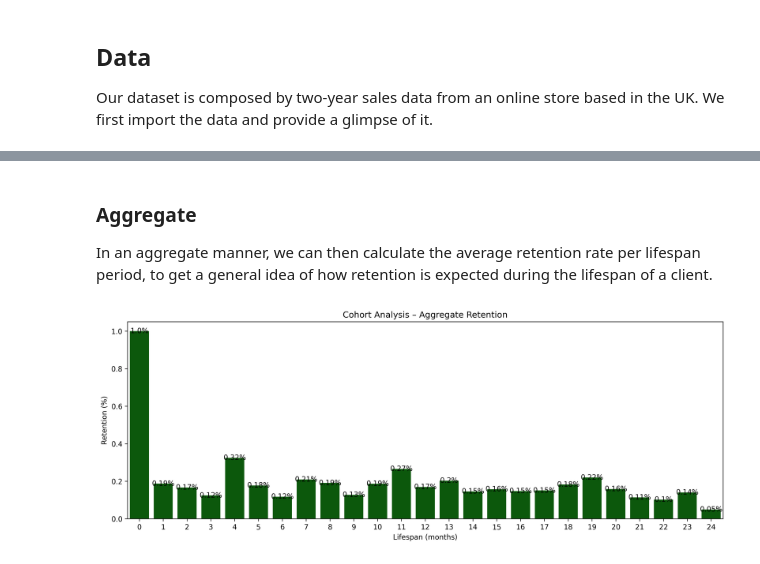
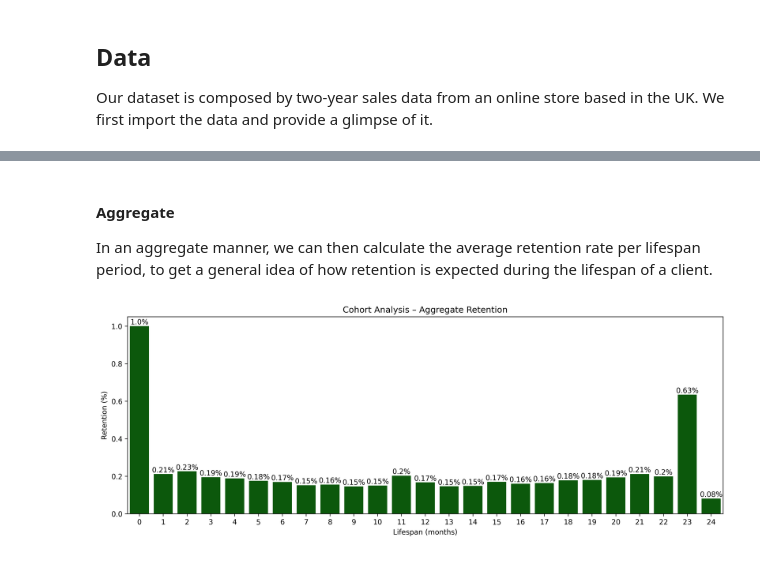
Before and after one commit to antobzzll/antobzzll.github.io, a Jupyter notebook: posts/cohort-analysis/index.ipynb, the cells around one changed output, grey strips where cells are left out. Saved outputs shown, nothing was run; the diff lists cells and outputs as text; code cells hidden in the pictures.

```diff
--- a/posts/cohort-analysis/index.ipynb
+++ b/posts/cohort-analysis/index.ipynb
@@ -34,13 +34,13 @@ Our dataset is composed by two-year sales data from an online store based in the
 df = pd.read_parquet('../../data/concatenated_online_retail_II.parquet')
 
 df = df.rename(columns={'Customer ID': 'CustomerID'})
-df['CustomerID'] = df['CustomerID'].astype(str).str.strip('.0')
+df = df.dropna(subset='CustomerID', axis=0)
+
 df['CustomerSince'] = df.groupby('CustomerID')[['InvoiceDate']].transform(min)
 df['Lifespan'] =  df['InvoiceDate'] - df['CustomerSince']
 df['Lifespan_M'] = (df['Lifespan'].dt.days / 30.44).astype(int)
 df['MonthlyCohort'] = pd.to_datetime(df['CustomerSince']).dt.to_period('M') #.dt.to_timestamp()
 df['Amount'] = df['Price'] * df['Quantity']
-
 
 # Mapping regions
 regions = {'Europe': ['Sweden', 'Denmark', 'Norway', 'Finland', 'Iceland', 'Netherlands', 'Belgium', 'France', 'Germany', 'Switzerland', 'Austria',
@@ -48,8 +48,8 @@ regions = {'Europe': ['Sweden', 'Denmark', 'Norway', 'Finland', 'Iceland', 'Neth
                       'Channel Islands', 'European Community'],
            'North America': ['USA', 'Canada'],
            'Middle East': ['Bahrain', 'United Arab Emirates', 'Israel', 'Lebanon', 'Saudi Arabia'],
-           'Asia Pacific': ['Japan', 'Australia', 'Singapore', 'Hong Kong'],
-           'RoW': ['Brazil', 'RSA'],
+           'Asia Pacific': ['Japan', 'Australia', 'Singapore', 'Hong Kong', 'Korea', 'Thailand'],
+           'RoW': ['Brazil', 'RSA', 'West Indies', 'Nigeria', 'Bermuda'],
            'Unspecified': ['Unspecified']}
 
 country_to_region = {}
@@ -77,0 +74,5 @@ Implementing a cohort analysis is useful for a business to evaluate clients' ret
+# %%
+grouped_m = df.groupby(['MonthlyCohort', 'Lifespan_M']).agg(
+    n=('CustomerID', 'count'),
+    TotalRevenue=('Amount', 'sum')).reset_index()
+grouped_m
@@ -78,6 +114,5 @@ Implementing a cohort analysis is useful for a business to evaluate clients' ret
 # %%
-grouped_n = df.groupby(['MonthlyCohort', 'Lifespan_M']).agg(n=('CustomerID', 'count')).reset_index()
-cohorts = grouped_n.reset_index(drop=True).pivot(index='MonthlyCohort', columns='Lifespan_M', values='n')
+cohorts = grouped_m.reset_index(drop=True).pivot(index='MonthlyCohort', columns='Lifespan_M', values='n')
 retention = cohorts.divide(cohorts.iloc[:, 0], axis=0)
 
 plt.figure(figsize=(15, 5), dpi=300)
@@ -106,22 +126,22 @@ plt.show()
 # %% [markdown]
-### Aggregate
+#### Aggregate
 
 In an aggregate manner, we can then calculate the average retention rate per lifespan period, to get a general idea of how retention is expected during the lifespan of a client.
 # %%
 retention_agg = pd.DataFrame(retention.mean()).reset_index()
 
 plt.figure(figsize=(15, 5), dpi=300)
 ax = sns.barplot(retention_agg, x='Lifespan_M', y=0, color='darkgreen')
 
 for p in ax.patches:
     count = p.get_height().round(2)
     x = p.get_x() + p.get_width() / 2
-    y = p.get_y() + p.get_height()
+    y = p.get_y() + p.get_height() + 0.02
     ax.annotate(f'{count}%', (x, y), ha='center', va='center')
 
 plt.title("Cohort Analysis – Aggregate Retention")
 plt.ylabel('Retention (%)')
 plt.xlabel('Lifespan (months)')
 plt.show()
 # %% [output]
-[figure, old version]
+[figure, new version]
```
Also changed, not shown: parts of 12 cells of this notebook, 4 other files.
